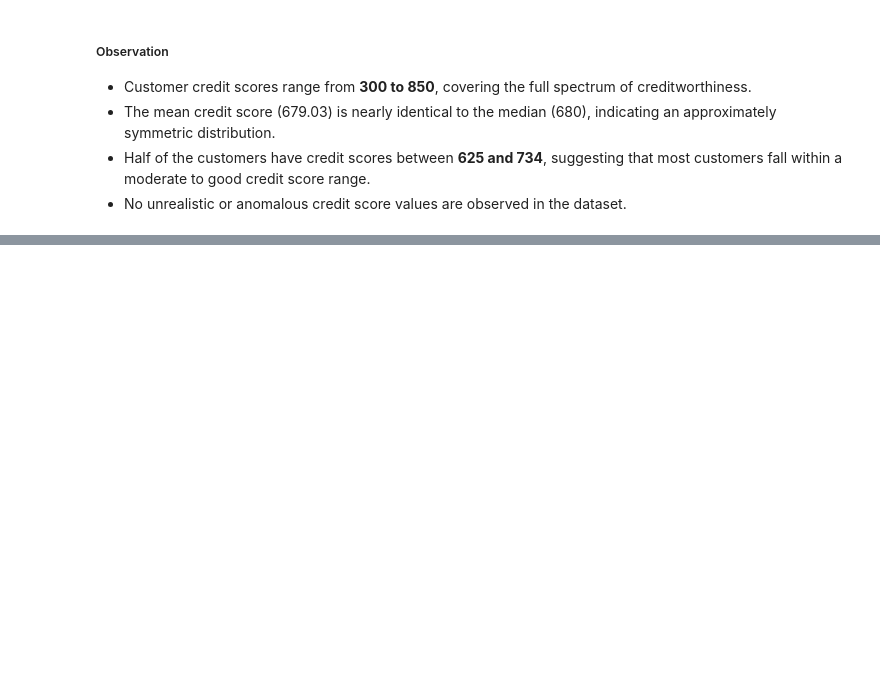
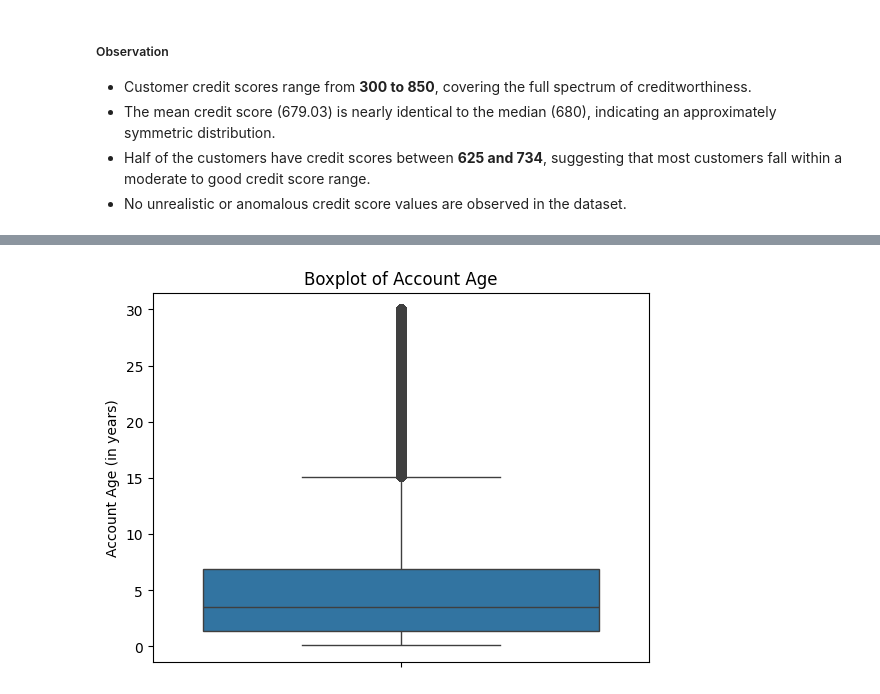
Before and after one commit to abhi-saurav-saroya/bank-fraud-eda, a Jupyter notebook: notebooks/02_exploratory_data_analysis.ipynb, the cells around one changed output, grey strips where cells are left out. Cells and saved outputs as stored; diff of their text form; code cells hidden in the pictures; blank space fills up the shorter version.

```diff
--- a/notebooks/02_exploratory_data_analysis.ipynb
+++ b/notebooks/02_exploratory_data_analysis.ipynb
@@ -399,0 +438,11 @@ plt.show()
+# %%
+sns.boxplot(
+    df["account_age_years"]
+)
+
+plt.ylabel("Account Age (in years)")
+plt.title("Boxplot of Account Age")
+
+plt.show()
+# %% [output]
+[figure, added]
```
Also changed, not shown: parts of 7 cells of this notebook.
